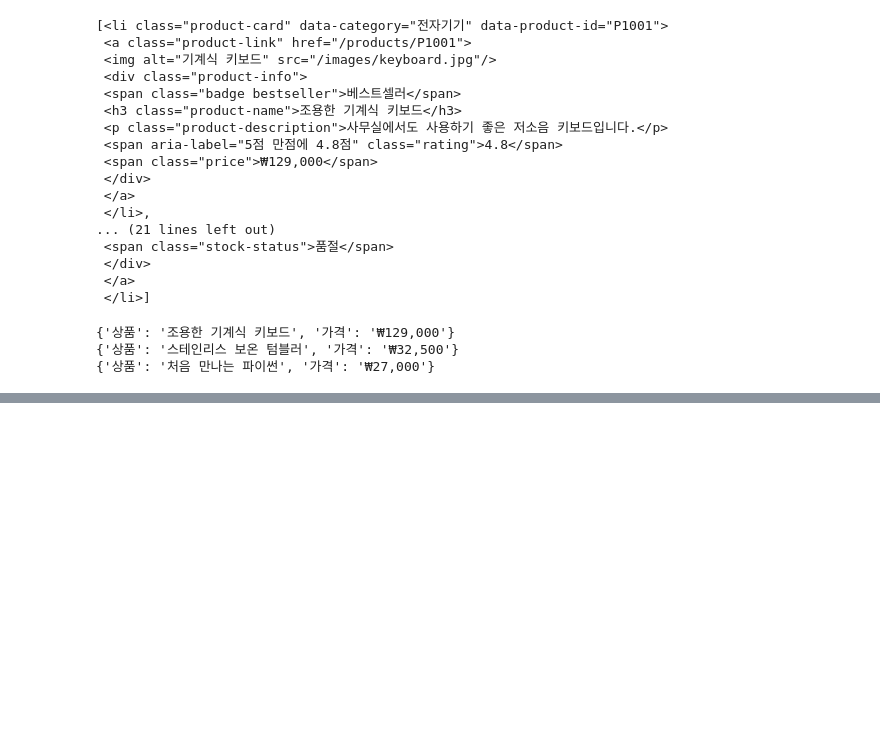
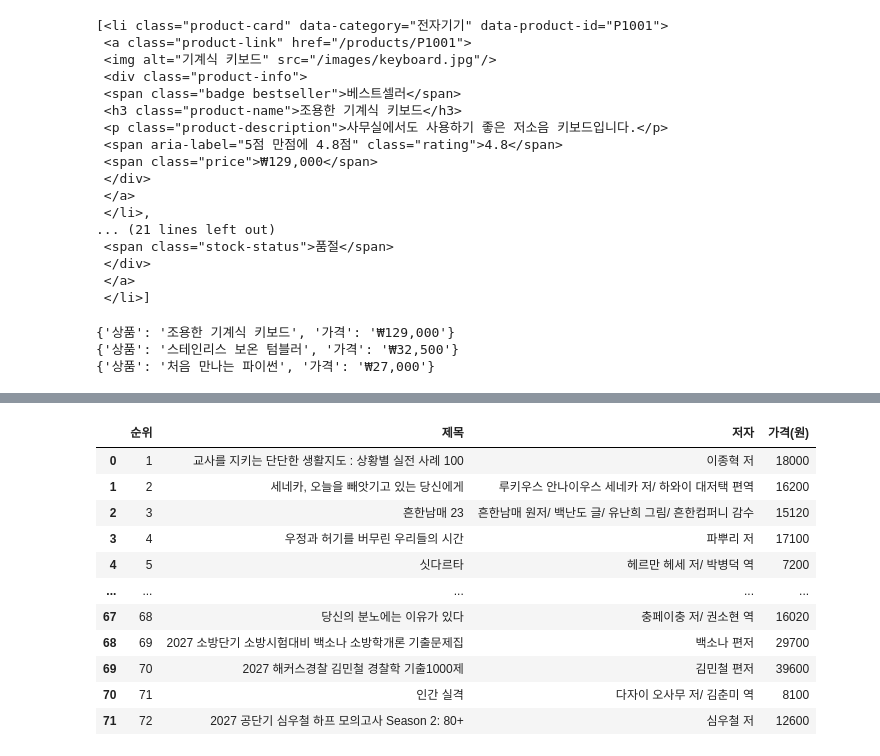
Before and after one commit to Kyeongrak-Choi/AI-Orchestration-Lab, a Jupyter notebook: 6_llm-app-dev/notebooks/Day06-Scraping.ipynb, the cells around one changed output, grey strips where cells are left out. Cells and saved outputs as stored; diff of their text form; code cells hidden in the pictures; blank space fills up the shorter version.

```diff
--- a/6_llm-app-dev/notebooks/Day06-Scraping.ipynb
+++ b/6_llm-app-dev/notebooks/Day06-Scraping.ipynb
@@ -53,0 +83,3 @@ for product in product_items:
+# %%
+res = requests.get("https://stock.naver.com/market/marketindex")
+res.status_code, res.text[:800]
@@ -53,0 +109,14 @@ for product in product_items:
+# %%
+import requests
+import yfinance as yf
+from bs4 import BeautifulSoup
+
+currency = "USD"
+tickers = {"USD": "KRW=X", "JPY": "JPYKRW=X", "EUR": "EURKRW=X"}
+ticker = tickers.get(currency)
+
+if not ticker:
+    print(f"{currency}는 지원하지 않는 토오하입니다.")
+
+price = yf.Ticker(ticker).info.get("regularMarketPrice")
+price
@@ -53,0 +168,65 @@ for product in product_items:
+# %%
+# https://www.yes24.com/Product/Category/BestSeller?categoryNumber=001 의 국내도서 종합베스트 순위를 가져온다.
+import builtins
+import pandas as pd
+from IPython.display import display
+HEADERS = {"User-Agent": "Mozilla/5.0 (Windows NT 10.0; Win64; x64) AppleWebKit/537.36"}
+
+page_no = 3
+rank = 0
+books = []
+
+for page in range(1, page_no + 1):
+    yes_url = f"https://www.yes24.com/Product/Category/BestSeller?categoryNumber=001&pageNumber={page}"
+    res = requests.get(yes_url, headers=HEADERS, timeout=10)
+    res.raise_for_status()
+    soup = BeautifulSoup(res.text, "html.parser")
+
+    best_list_el = soup.select("#yesBestList div.item_info")
+
+    for item in best_list_el:
+        rank += 1
+        title_el = item.select_one("div.info_name > a")
+        author_el = item.select_one("span.info_auth")
+        price_el = item.select_one("div.info_price strong .yes_b")
+
+        if not all((title_el, author_el, price_el)):
+            continue
+
+        books.append(Book(
+            rank=rank,
+            title=title_el.get_text(strip=True),
+            author=author_el.get_text(" ", strip=True),
+            price=price_el.get_text(strip=True),
+        ))
+
+# Book 객체를 딕셔너리로 변환한 뒤 DataFrame으로 만듭니다.
+books_df = pd.DataFrame([book.to_dict() for book in books])
+books_df["가격(원)"] = (
+    books_df["price"]
+    .str.replace(r"[^0-9]", "", regex=True)
+    .astype(int)
+)
+
+# pandas 표에서 보기 좋은 한글 컬럼명으로 변경합니다.
+books_df = books_df.rename(columns={
+    "rank": "순위",
+    "title": "제목",
+    "author": "저자",
+    "price": "가격",
+})
+
+books_df[["순위", "제목", "저자", "가격(원)"]]
+# %% [output]
+|  | 순위 | 제목 | 저자 | 가격(원) |
+| 0 | 1 | 교사를 지키는 단단한 생활지도 : 상황별 실전 사례 100 | 이종혁 저 | 18000 |
+| 1 | 2 | 세네카, 오늘을 빼앗기고 있는 당신에게 | 루키우스 안나이우스 세네카 저/ 하와이 대저택 편역 | 16200 |
+| 2 | 3 | 흔한남매 23 | 흔한남매 원저/ 백난도 글/ 유난희 그림/ 흔한컴퍼니 감수 | 15120 |
+| 3 | 4 | 우정과 허기를 버무린 우리들의 시간 | 파뿌리 저 | 17100 |
+| 4 | 5 | 싯다르타 | 헤르만 헤세 저/ 박병덕 역 | 7200 |
+| ... | ... | ... | ... | ... |
+| 67 | 68 | 당신의 분노에는 이유가 있다 | 충페이충 저/ 권소현 역 | 16020 |
+| 68 | 69 | 2027 소방단기 소방시험대비 백소나 소방학개론 기출문제집 | 백소나 편저 | 29700 |
+| 69 | 70 | 2027 해커스경찰 김민철 경찰학 기출1000제 | 김민철 편저 | 39600 |
+| 70 | 71 | 인간 실격 | 다자이 오사무 저/ 김춘미 역 | 8100 |
+| 71 | 72 | 2027 공단기 심우철 하프 모의고사 Season 2: 80+ | 심우철 저 | 12600 |
```
Also changed, not shown: parts of 12 cells of this notebook, 5 other files.
